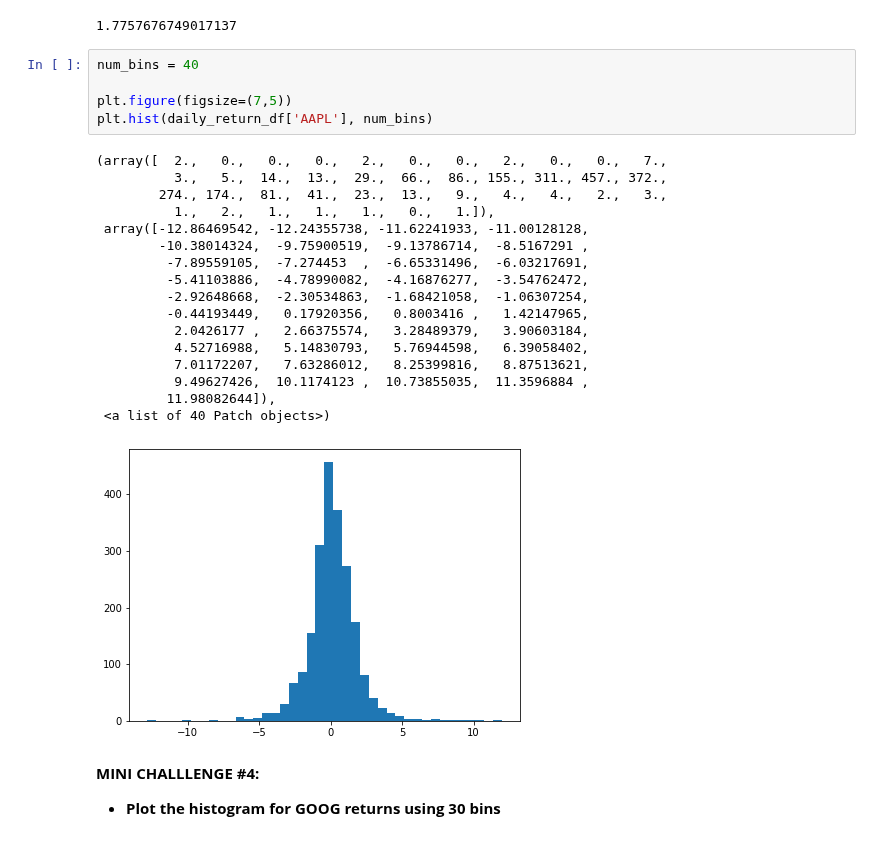
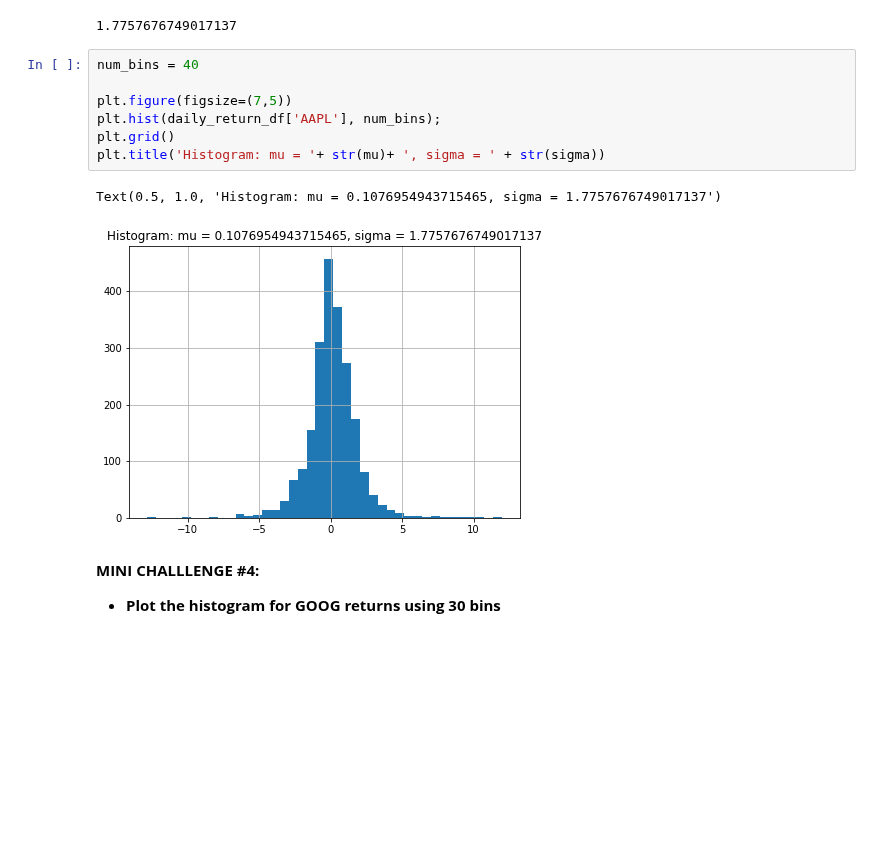
Before and after one commit to LinaSachuk/The-Complete-Python-and-Machine-Learning-for-Financial-Analysis, a Jupyter notebook: 9_Python_101_Data_Visualization_with_matplotlib.ipynb, the cells around one changed output. Saved outputs shown, nothing was run; the diff lists cells and outputs as text; blank space fills up the shorter version.

```diff
--- a/9_Python_101_Data_Visualization_with_matplotlib.ipynb
+++ b/9_Python_101_Data_Visualization_with_matplotlib.ipynb
@@ -161,26 +161,13 @@ sigma
 # %%
 num_bins = 40
 
 plt.figure(figsize=(7,5))
-plt.hist(daily_return_df['AAPL'], num_bins)
+plt.hist(daily_return_df['AAPL'], num_bins);
+plt.grid()
+plt.title('Histogram: mu = '+ str(mu)+ ', sigma = ' + str(sigma))
 # %% [output]
-(array([  2.,   0.,   0.,   0.,   2.,   0.,   0.,   2.,   0.,   0.,   7.,
-          3.,   5.,  14.,  13.,  29.,  66.,  86., 155., 311., 457., 372.,
-        274., 174.,  81.,  41.,  23.,  13.,   9.,   4.,   4.,   2.,   3.,
-          1.,   2.,   1.,   1.,   1.,   0.,   1.]),
- array([-12.86469542, -12.24355738, -11.62241933, -11.00128128,
-        -10.38014324,  -9.75900519,  -9.13786714,  -8.5167291 ,
-         -7.89559105,  -7.274453  ,  -6.65331496,  -6.03217691,
-         -5.41103886,  -4.78990082,  -4.16876277,  -3.54762472,
-         -2.92648668,  -2.30534863,  -1.68421058,  -1.06307254,
-         -0.44193449,   0.17920356,   0.8003416 ,   1.42147965,
-          2.0426177 ,   2.66375574,   3.28489379,   3.90603184,
-          4.52716988,   5.14830793,   5.76944598,   6.39058402,
-          7.01172207,   7.63286012,   8.25399816,   8.87513621,
-          9.49627426,  10.1174123 ,  10.73855035,  11.3596884 ,
-         11.98082644]),
- <a list of 40 Patch objects>)
+Text(0.5, 1.0, 'Histogram: mu = 0.1076954943715465, sigma = 1.7757676749017137')
-[figure, old version]
+[figure, new version]
 # %% [markdown]
 **MINI CHALLLENGE #4:**
 - **Plot the histogram for GOOG returns using 30 bins**
```
Also changed, not shown: parts of 1 cell of this notebook.
